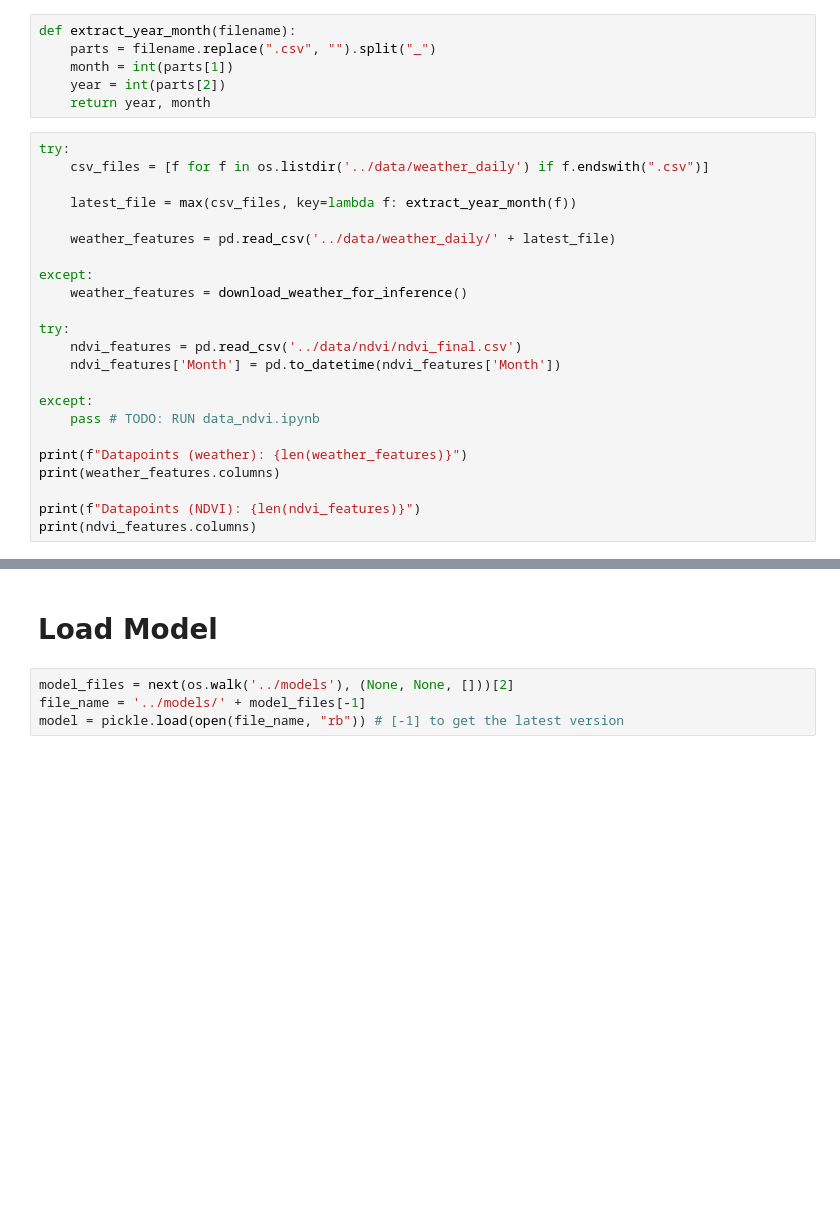
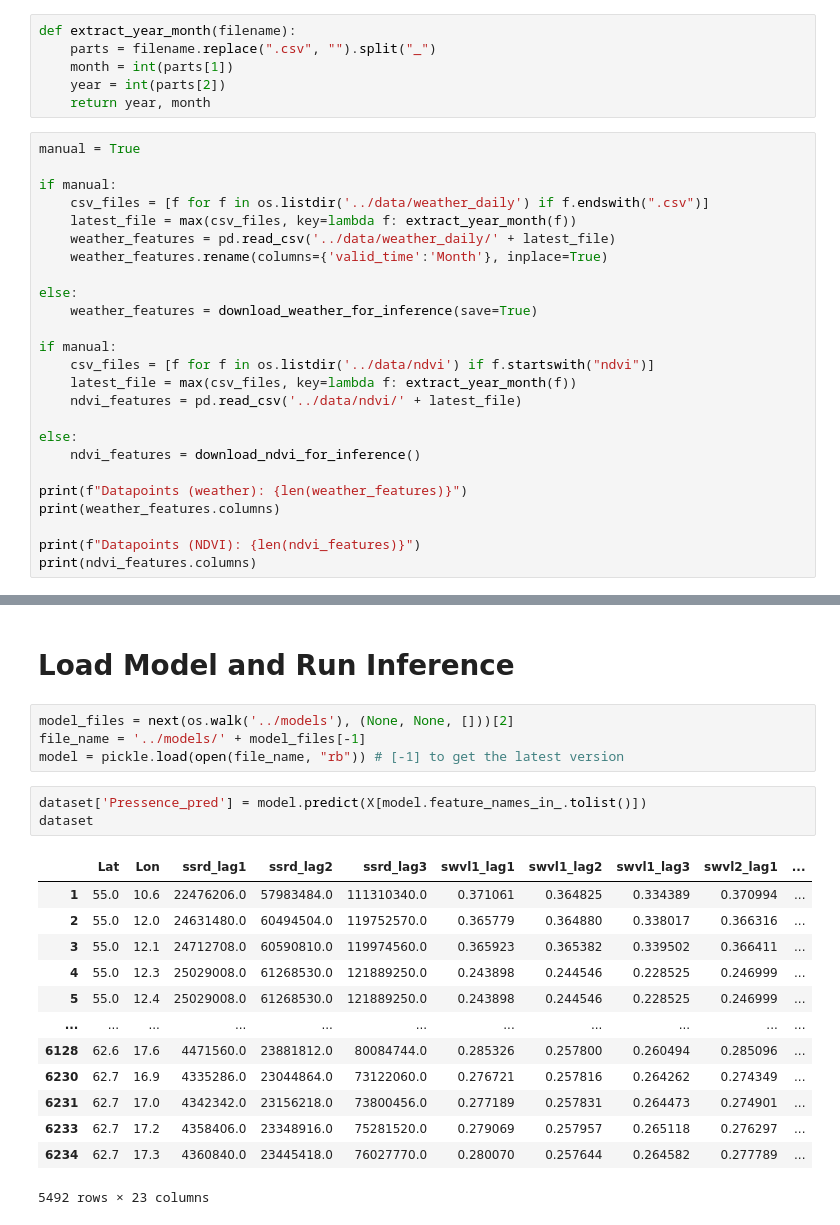
Before and after one commit to jpruzcuen/scalable_ml, a Jupyter notebook: notebooks/run_inference.ipynb, the cells around one changed output, grey strips where cells are left out. Saved outputs shown, nothing was run; the diff lists cells and outputs as text; blank space fills up the shorter version.

Commit message:
inference pipeline

```diff
--- a/notebooks/run_inference.ipynb
+++ b/notebooks/run_inference.ipynb
@@ -12,22 +15,24 @@ def extract_year_month(filename):
     year = int(parts[2])
     return year, month
 # %%
-try:
+manual = True
+
+if manual:
     csv_files = [f for f in os.listdir('../data/weather_daily') if f.endswith(".csv")]
+    latest_file = max(csv_files, key=lambda f: extract_year_month(f))
+    weather_features = pd.read_csv('../data/weather_daily/' + latest_file)
+    weather_features.rename(columns={'valid_time':'Month'}, inplace=True)
 
+else:
+    weather_features = download_weather_for_inference(save=True)
+
+if manual:
+    csv_files = [f for f in os.listdir('../data/ndvi') if f.startswith("ndvi")]
     latest_file = max(csv_files, key=lambda f: extract_year_month(f))
+    ndvi_features = pd.read_csv('../data/ndvi/' + latest_file)
 
-    weather_features = pd.read_csv('../data/weather_daily/' + latest_file)
-
-except:
-    weather_features = download_weather_for_inference()
-
-try:
-    ndvi_features = pd.read_csv('../data/ndvi/ndvi_final.csv')
-    ndvi_features['Month'] = pd.to_datetime(ndvi_features['Month'])
-
-except:
-    pass # TODO: RUN data_ndvi.ipynb
+else:
+    ndvi_features = download_ndvi_for_inference()
 
 print(f"Datapoints (weather): {len(weather_features)}")
 print(weather_features.columns)
@@ -48,6 +77,23 @@ Index(['row_id', 'Lat', 'Lon', 'Month', 'NDVI', 'NDVI_clim', 'NDVI_anom',
 # %% [markdown]
-# Load Model
+# Load Model and Run Inference
 # %%
 model_files = next(os.walk('../models'), (None, None, []))[2]
 file_name = '../models/' + model_files[-1]
 model = pickle.load(open(file_name, "rb")) # [-1] to get the latest version
+# %%
+dataset['Pressence_pred'] = model.predict(X[model.feature_names_in_.tolist()])
+dataset
+# %% [output]
+|  | Lat | Lon | ssrd_lag1 | ssrd_lag2 | ssrd_lag3 | swvl1_lag1 | swvl1_lag2 | swvl1_lag3 | swvl2_lag1 | ... |
+| 1 | 55.0 | 10.6 | 22476206.0 | 57983484.0 | 111310340.0 | 0.371061 | 0.364825 | 0.334389 | 0.370994 | ... |
+| 2 | 55.0 | 12.0 | 24631480.0 | 60494504.0 | 119752570.0 | 0.365779 | 0.364880 | 0.338017 | 0.366316 | ... |
+| 3 | 55.0 | 12.1 | 24712708.0 | 60590810.0 | 119974560.0 | 0.365923 | 0.365382 | 0.339502 | 0.366411 | ... |
+| 4 | 55.0 | 12.3 | 25029008.0 | 61268530.0 | 121889250.0 | 0.243898 | 0.244546 | 0.228525 | 0.246999 | ... |
+| 5 | 55.0 | 12.4 | 25029008.0 | 61268530.0 | 121889250.0 | 0.243898 | 0.244546 | 0.228525 | 0.246999 | ... |
+| ... | ... | ... | ... | ... | ... | ... | ... | ... | ... | ... |
+| 6128 | 62.6 | 17.6 | 4471560.0 | 23881812.0 | 80084744.0 | 0.285326 | 0.257800 | 0.260494 | 0.285096 | ... |
+| 6230 | 62.7 | 16.9 | 4335286.0 | 23044864.0 | 73122060.0 | 0.276721 | 0.257816 | 0.264262 | 0.274349 | ... |
+| 6231 | 62.7 | 17.0 | 4342342.0 | 23156218.0 | 73800456.0 | 0.277189 | 0.257831 | 0.264473 | 0.274901 | ... |
+| 6233 | 62.7 | 17.2 | 4358406.0 | 23348916.0 | 75281520.0 | 0.279069 | 0.257957 | 0.265118 | 0.276297 | ... |
+| 6234 | 62.7 | 17.3 | 4360840.0 | 23445418.0 | 76027770.0 | 0.280070 | 0.257644 | 0.264582 | 0.277789 | ... |
+5492 rows × 23 columns
```
Also changed, not shown: parts of 5 cells of this notebook, 12 other files.
